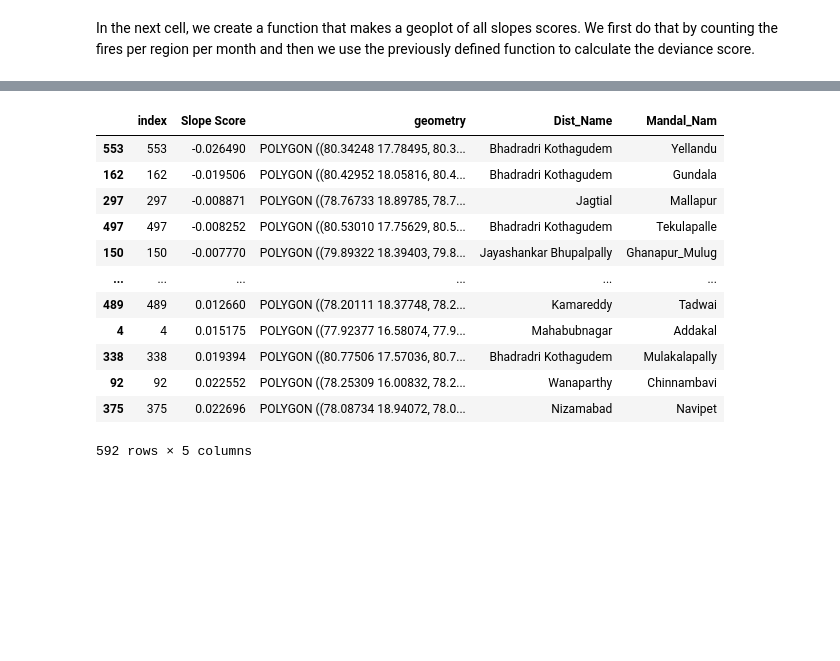
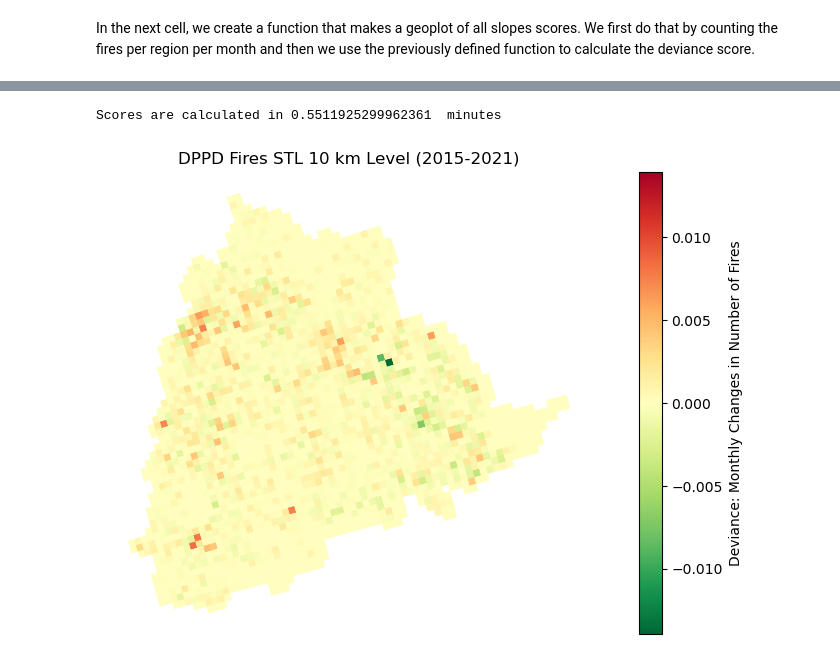
Before and after one commit to undpindia/dicra, a Jupyter notebook: analytics/sandbox/notebooks/crop_fires/DPPD_Jesse/Fires/DPPD_Final_Count_Fires.ipynb, the cells around one changed output, grey strips where cells are left out. Saved outputs shown, nothing was run; the diff lists cells and outputs as text; code cells hidden in the pictures; blank space fills up the shorter version.

```diff
--- a/analytics/sandbox/notebooks/crop_fires/DPPD_Jesse/Fires/DPPD_Final_Count_Fires.ipynb
+++ b/analytics/sandbox/notebooks/crop_fires/DPPD_Jesse/Fires/DPPD_Final_Count_Fires.ipynb
@@ -222,17 +226,5 @@ Scores are calculated in 0.5674229025840759  minutes
-# %%
-df = DPPD_df_mandal_2019.merge(mandal_boundaries[['Dist_Name', 'Mandal_Nam', 'index']], on = ['index'])
-df.sort_values(by='Slope Score')
-# %% [output]
-|  | index | Slope Score | geometry | Dist_Name | Mandal_Nam |
-| 553 | 553 | -0.026490 | POLYGON ((80.34248 17.78495, 80.3... | Bhadradri Kothagudem | Yellandu |
-| 162 | 162 | -0.019506 | POLYGON ((80.42952 18.05816, 80.4... | Bhadradri Kothagudem | Gundala |
-| 297 | 297 | -0.008871 | POLYGON ((78.76733 18.89785, 78.7... | Jagtial | Mallapur |
-| 497 | 497 | -0.008252 | POLYGON ((80.53010 17.75629, 80.5... | Bhadradri Kothagudem | Tekulapalle |
-| 150 | 150 | -0.007770 | POLYGON ((79.89322 18.39403, 79.8... | Jayashankar Bhupalpally | Ghanapur_Mulug |
-| ... | ... | ... | ... | ... | ... |
-| 489 | 489 | 0.012660 | POLYGON ((78.20111 18.37748, 78.2... | Kamareddy | Tadwai |
-| 4 | 4 | 0.015175 | POLYGON ((77.92377 16.58074, 77.9... | Mahabubnagar | Addakal |
-| 338 | 338 | 0.019394 | POLYGON ((80.77506 17.57036, 80.7... | Bhadradri Kothagudem | Mulakalapally |
-| 92 | 92 | 0.022552 | POLYGON ((78.25309 16.00832, 78.2... | Wanaparthy | Chinnambavi |
-| 375 | 375 | 0.022696 | POLYGON ((78.08734 18.94072, 78.0... | Nizamabad | Navipet |
-592 rows × 5 columns
+# %%
+figure, DPPD_df_10km_2021 = fire_counts(2015, 2021, fire_data, ten_km_grid, '10 km')
+# %% [output]
+Scores are calculated in 0.5511925299962361  minutes
+[figure, added]
```
Also changed, not shown: parts of 15 cells of this notebook, 44 other files.
